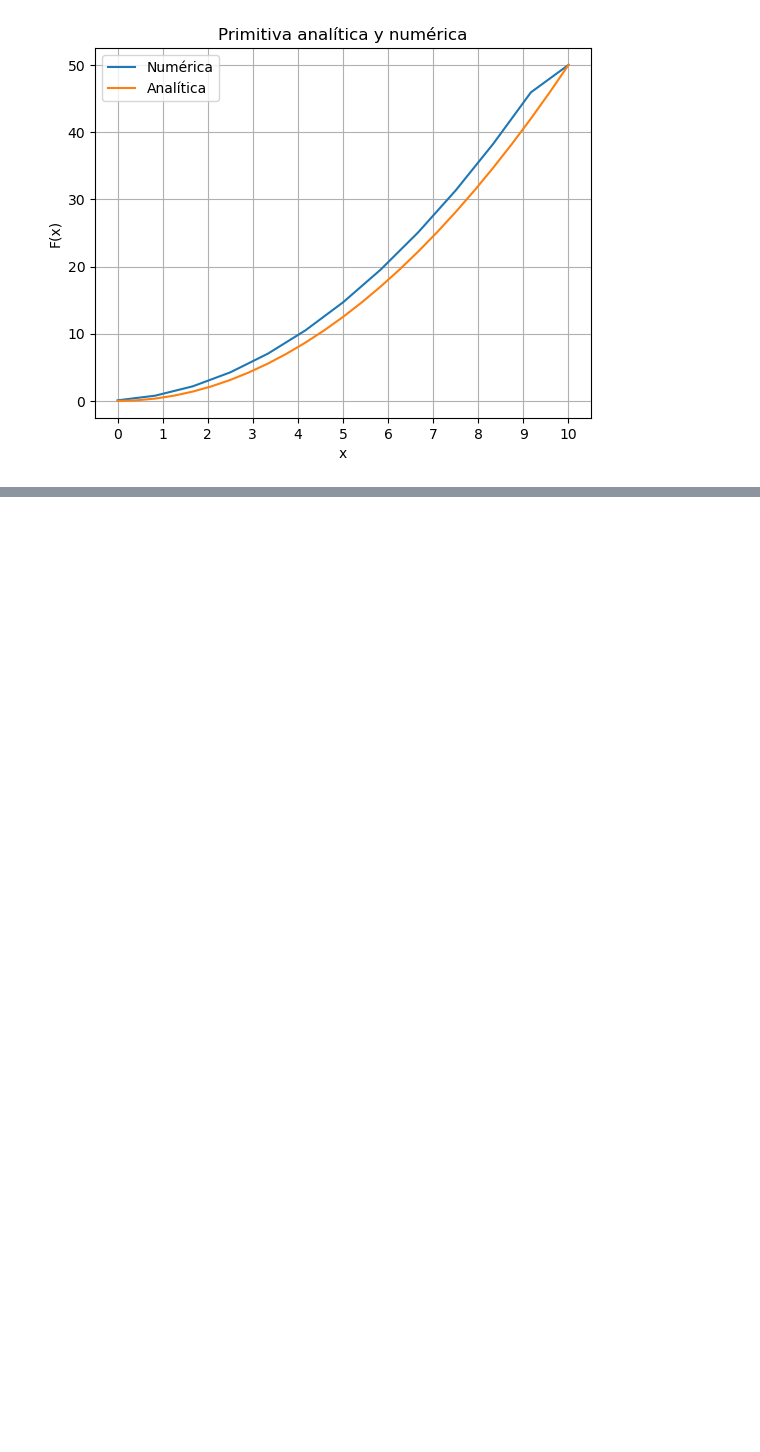
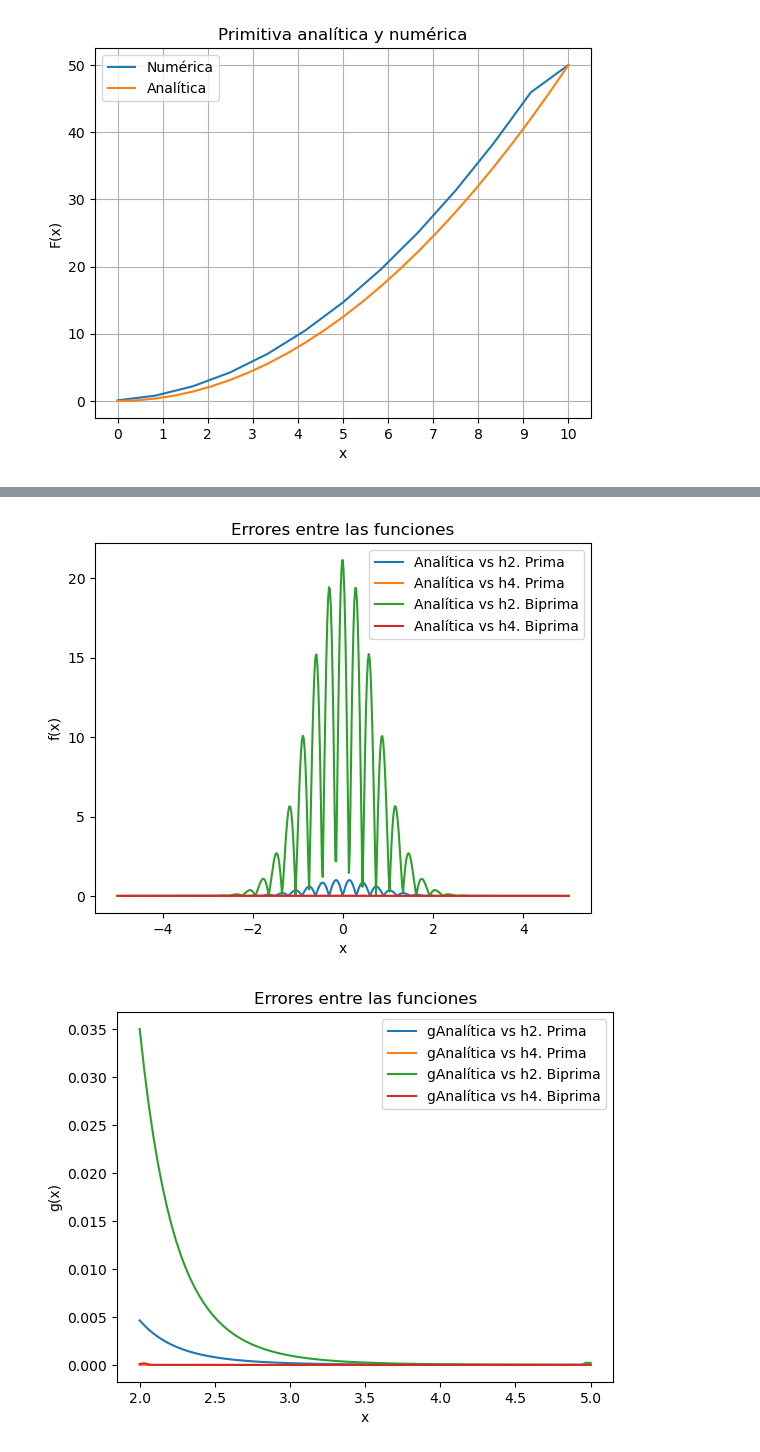
Before and after one commit to nico-qr/tareas_fisicacompu, a Jupyter notebook: Tarea 1.ipynb, the cells around one changed output, grey strips where cells are left out. Drawn from its saved outputs; the diff is of its cells as text; code cells hidden in the pictures; blank space fills up the shorter version.

```diff
--- a/Tarea 1.ipynb
+++ b/Tarea 1.ipynb
@@ -175,0 +220,9 @@ show()
+# %%
+def deriv_h2(x,f):
+    #Esto funciona si la malla es uniforme, pensando que todas las h son iguales.
+    f_prima = zeros_like(f) #Damos la misma cantidad de puntos que la función f
+    h = x[1] - x[0] #Esta es la h que calcula todo el tiempo.
+    for i in range(len(f)-1): #Restamos uno para dejar el último punto fuera
+        f_prima[i] = (f[i+1]-f[i])
+    f_prima[-1] = (f[-1]-f[-2]) #La división entre h mejor la hacemos al final
+    return f_prima/h
@@ -175,0 +275,57 @@ show()
+# %%
+#Ahora calculamos los valores de las derivadas con el algoritmo visto en clase y el mío
+
+#Se calculan los valores con la función dada en clase para f
+f_p_h2 = deriv_h2(x1, f)
+f_2p_h2 = deriv_h2(x1,f_p_h2)
+
+
+f_p_h4 = der_h4(x1,f)
+f_2p_h4 = der_h4(x1,f_p_h4)
+
+dif_p_ANyH2 = abs(f_p - f_p_h2)
+dif_p_ANyH4 = abs(f_p - f_p_h4)
+
+dif_2p_ANyH2 = abs(f_2p - f_2p_h2)
+dif_2p_ANyH4 = abs(f_2p - f_2p_h4)
+
+#Se hace el análisis de la diferencia
+
+fig, ax = plt.subplots()
+ax.set(title = "Errores entre las funciones")
+ax.set(xlabel = "x", ylabel = "f(x)")
+plot(x1, dif_p_ANyH2, label = 'Analítica vs h2. Prima')
+plot(x1, dif_p_ANyH4, label = 'Analítica vs h4. Prima')
+plot(x1, dif_2p_ANyH2, label = 'Analítica vs h2. Biprima')
+plot(x1, dif_2p_ANyH4, label = 'Analítica vs h4. Biprima')
+legend()
+show()
+
+####-------- Segunda función ----------------- ####
+
+#Se calculan los valores con la función dada en clase para g
+g_p_h2 = deriv_h2(x2, g)
+g_2p_h2 = deriv_h2(x2,g_p_h2)
+g_p_h4 = der_h4(x2,g)
+g_2p_h4 = der_h4(x2,g_p_h4)
+
+dif_p_ANyH2g = abs(g_p - g_p_h2)
+dif_p_ANyH4g = abs(g_p - g_p_h4)
+
+dif_2p_ANyH2g = abs(g_2p - g_2p_h2)
+dif_2p_ANyH4g = abs(g_2p - g_2p_h4)
+
+#Se hace el análisis de la diferencia
+
+fig, ax = plt.subplots()
+ax.set(title = "Errores entre las funciones")
+ax.set(xlabel = "x", ylabel = "g(x)")
+plot(x2, dif_p_ANyH2g, label = 'gAnalítica vs h2. Prima')
+plot(x2, dif_p_ANyH4g, label = 'gAnalítica vs h4. Prima')
+plot(x2, dif_2p_ANyH2g, label = 'gAnalítica vs h2. Biprima')
+plot(x2, dif_2p_ANyH4g, label = 'gAnalítica vs h4. Biprima')
+legend()
+show()
+# %% [output]
+[figure, added]
+[figure, added]
```
Also changed, not shown: parts of 16 cells of this notebook, 1 other file.
